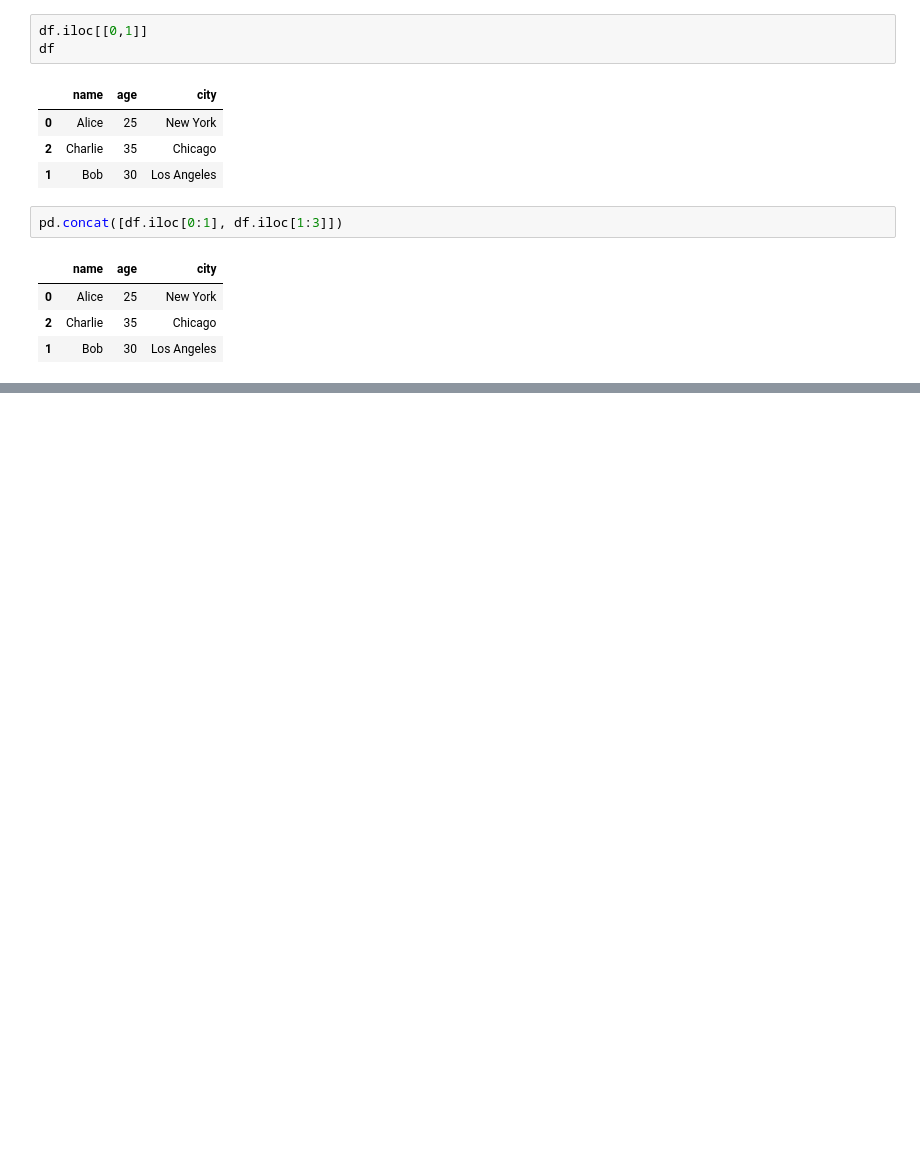
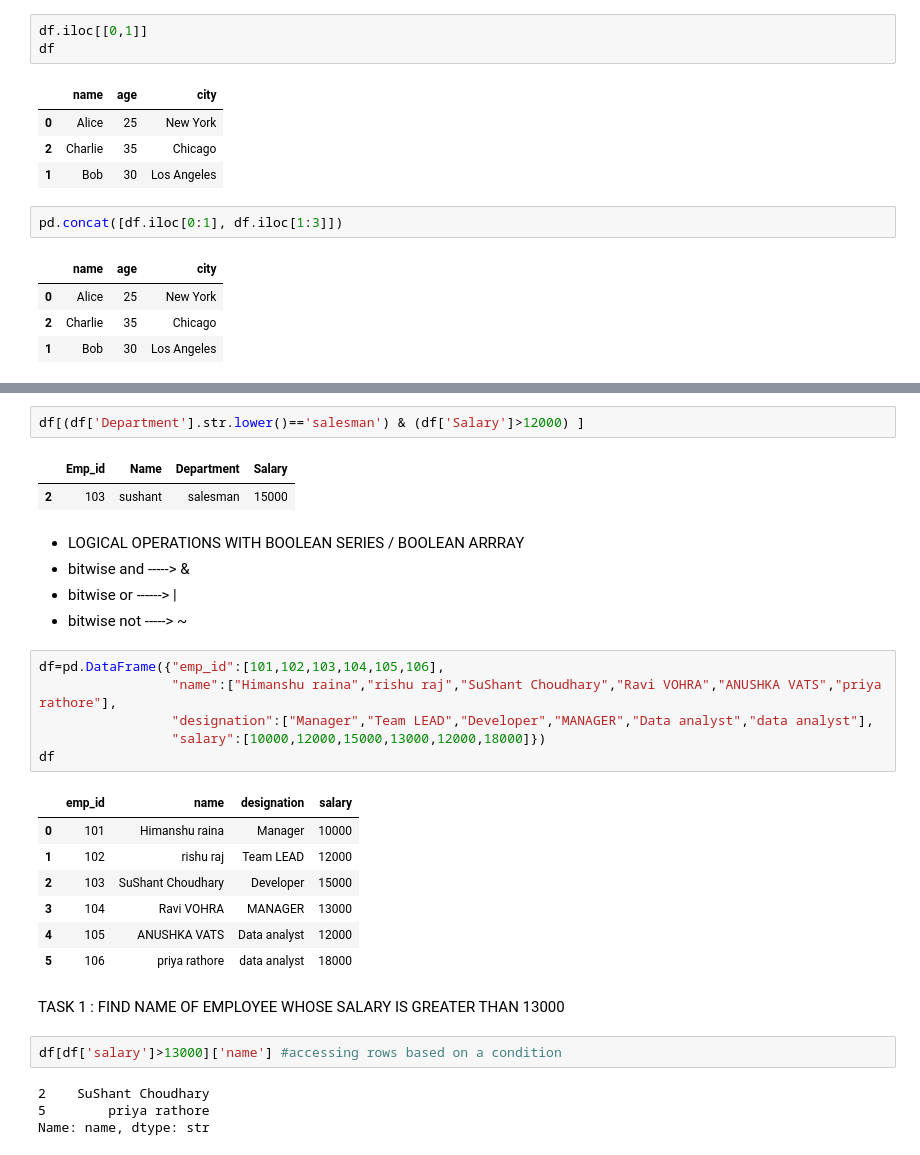
Before and after one commit to sushantchoudhary-ai/python, a Jupyter notebook: pandas.ipynb, the cells around one changed output, grey strips where cells are left out. Drawn from its saved outputs; the diff is of its cells as text; blank space fills up the shorter version.

```diff
--- a/pandas.ipynb
+++ b/pandas.ipynb
@@ -1332,0 +1382,32 @@ pd.concat([df.iloc[0:1], df.iloc[1:3]])
+# %%
+df[(df['Department'].str.lower()=='salesman') & (df['Salary']>12000) ]
+# %% [output]
+|  | Emp_id | Name | Department | Salary |
+| 2 | 103 | sushant | salesman | 15000 |
+# %% [markdown]
+* LOGICAL OPERATIONS WITH BOOLEAN SERIES / BOOLEAN ARRRAY
+* bitwise and -----> &
+* bitwise or ------> |
+* bitwise not -----> ~
+# %%
+df=pd.DataFrame({"emp_id":[101,102,103,104,105,106],
+                 "name":["Himanshu raina","rishu raj","SuShant Choudhary","Ravi VOHRA","ANUSHKA VATS","priya rathore"],
+                 "designation":["Manager","Team LEAD","Developer","MANAGER","Data analyst","data analyst"],
+                 "salary":[10000,12000,15000,13000,12000,18000]})
+df
+# %% [output]
+|  | emp_id | name | designation | salary |
+| 0 | 101 | Himanshu raina | Manager | 10000 |
+| 1 | 102 | rishu raj | Team LEAD | 12000 |
+| 2 | 103 | SuShant Choudhary | Developer | 15000 |
+| 3 | 104 | Ravi VOHRA | MANAGER | 13000 |
+| 4 | 105 | ANUSHKA VATS | Data analyst | 12000 |
+| 5 | 106 | priya rathore | data analyst | 18000 |
+# %% [markdown]
+TASK 1 : FIND NAME OF EMPLOYEE WHOSE SALARY IS GREATER THAN 13000
+# %%
+df[df['salary']>13000]['name'] #accessing rows based on a condition
+# %% [output]
+2    SuShant Choudhary
+5        priya rathore
+Name: name, dtype: str
```
Also changed, not shown: parts of 27 cells of this notebook.
